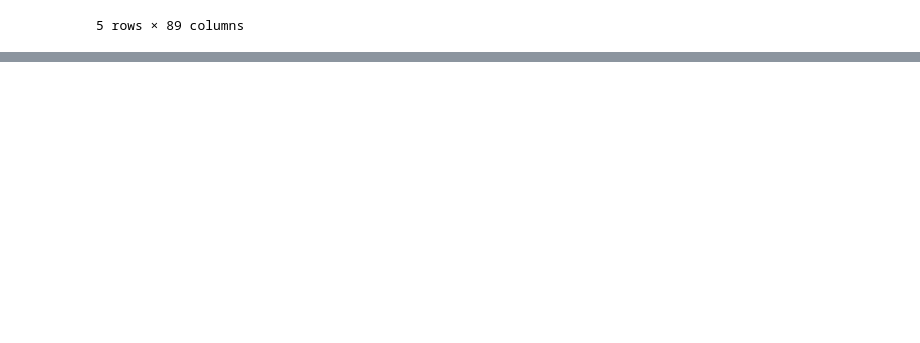
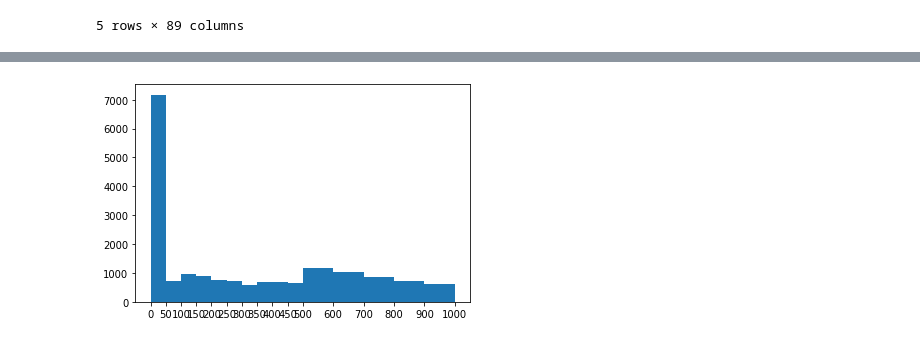
Before and after one commit to Patmik/CV, a Jupyter notebook: Fifa/Analiza fifa.ipynb, the cells around one changed output, grey strips where cells are left out. Saved outputs shown, nothing was run; the diff lists cells and outputs as text; code cells hidden in the pictures; blank space fills up the shorter version.

```diff
--- a/Fifa/Analiza fifa.ipynb
+++ b/Fifa/Analiza fifa.ipynb
@@ -54,0 +180,5 @@ Name: RB, Length: 18207, dtype: object
+# %%
+fifa.Value=[str(x.strip('K'))if type(x)==str else x for x in fifa.Value]
+fifa.Value=[str(x.strip('M'))if type(x)==str else x for x in fifa.Value]
+fifa.Value=[float(x.strip('€'))if type(x)==str else x for x in fifa.Value]
+fifa
@@ -54,0 +199,13 @@ Name: RB, Length: 18207, dtype: object
+# %%
+# Wartość zawodników
+
+bins=(0,50,100,150,200,250,300,350,400,450,500,600,700,800,900,1000)
+plt.hist(fifa.Value,bins=bins,)
+plt.xticks(bins)
+
+
+
+
+plt.show()
+# %% [output]
+[figure, added]
```
Also changed, not shown: parts of 14 cells of this notebook, 1 other file.
